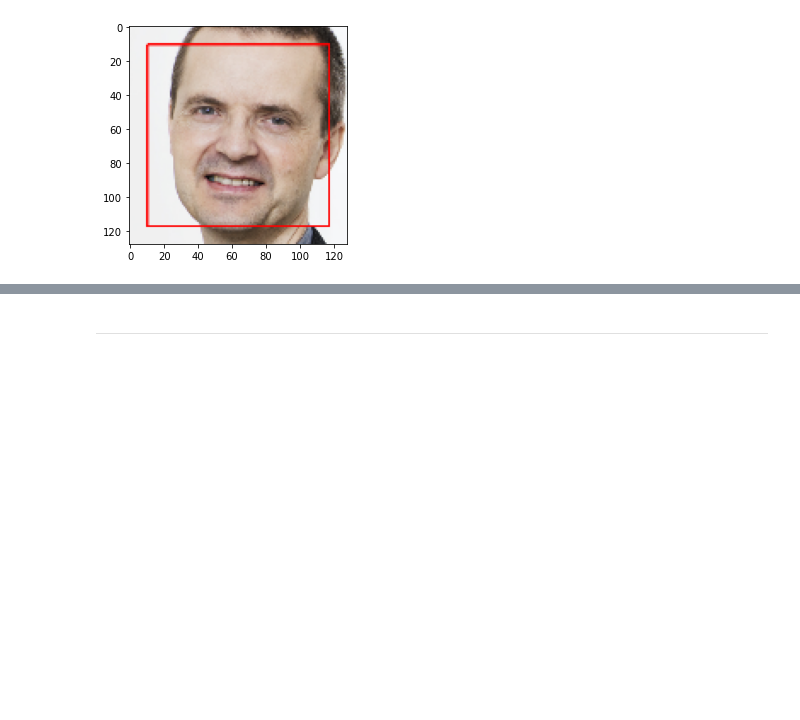
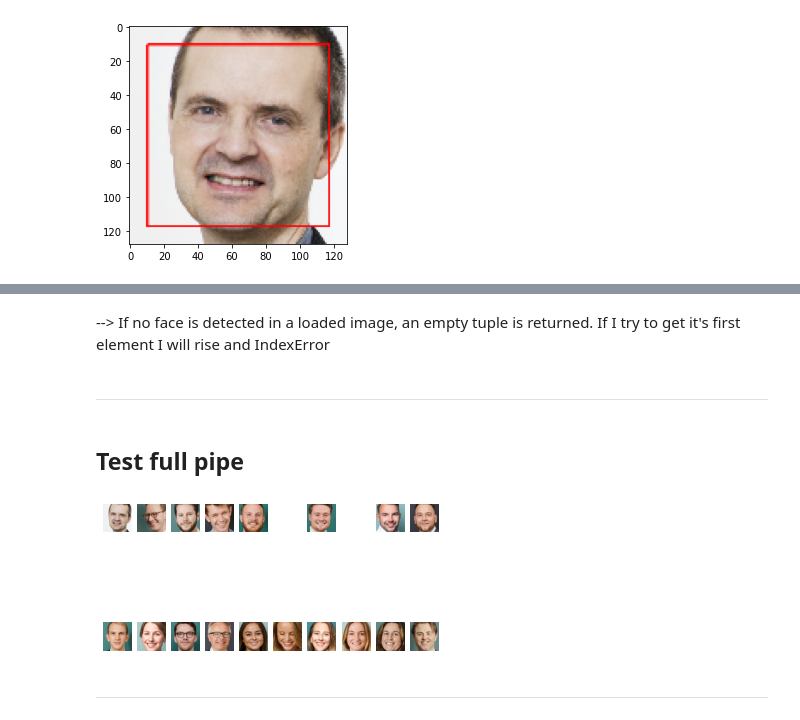
Before and after one commit to rbuerki/clone-a-consultant-with-GANs, a Jupyter notebook: dev/1-Retrieve_and_process_data.ipynb, the cells around one changed output, grey strips where cells are left out. Drawn from its saved outputs; the diff is of its cells as text; code cells hidden in the pictures; blank space fills up the shorter version.

```diff
--- a/dev/1-Retrieve_and_process_data.ipynb
+++ b/dev/1-Retrieve_and_process_data.ipynb
@@ -307,2 +288,6 @@ faceCrop('testPics/*.jpg',boxScale=1)
+# %% [markdown]
+--> If no face is detected in a loaded image, an empty tuple is returned. If I try to get it's first element I will rise and IndexError
 # %% [markdown]
 ---
+# %% [markdown]
+## Test full pipe
@@ -308,0 +297,47 @@ faceCrop('testPics/*.jpg',boxScale=1)
+# %%
+def main(path_to_cfg, N_IMAGES):
+    """[summary]
+    """
+    count_invalid_img = count_no_face_img = count_multi_face_img = 0
+
+    full_url, base_url, path_to_fc, scale_factor, dsize = parse_config_img_data(
+        path_to_cfg
+    )
+    employee_data = scrape_data_from_website(full_url)
+    face_cascade = instantiate_OpenCV_face_detector(path_to_fc)
+
+    for i, _ in enumerate(employee_data["modules"][:N_IMAGES]):
+        link_to_image = generate_full_link_to_image(i, employee_data, base_url)
+        pil_rgb = load_image_PIL(link_to_image)
+        if pil_rgb is None:
+            count_invalid_img += 1
+            continue
+        else:
+            cv_gray, cv_rgb = convert_image_PIL_to_cv_gray_and_rgb(pil_rgb)
+            cv_box, n_faces = detect_face_in_image(cv_gray, face_cascade)
+            if n_faces == 0:
+                print(f"NO face detected for image nr {i}.")
+                count_no_face_img += 1
+                continue
+            else:
+                if n_faces > 1:
+                    print(
+                        f"More than 1 face detected in image nr {i},",
+                        "will use first only.",
+                    )
+                    count_multi_face_img += 1
+                face_rgb = crop_image(cv_rgb, cv_box, scale_factor=1.1)
+                face_final = resize_image_cv(face_rgb, dsize)
+
+                plt.subplot(2, int(N_IMAGES/2), i+1)
+                plt.axis('off')
+                plt.imshow(face_final)
+# %%
+N_IMAGES = 20
+path_to_cfg = str(Path.cwd().parent / "config.cfg")
+
+main(path_to_cfg, N_IMAGES)  # 2nd argument for testing only
+# %% [output]
+[figure, added]
+# %% [markdown]
+---
```
Also changed, not shown: parts of 25 cells of this notebook, 1 other file.
